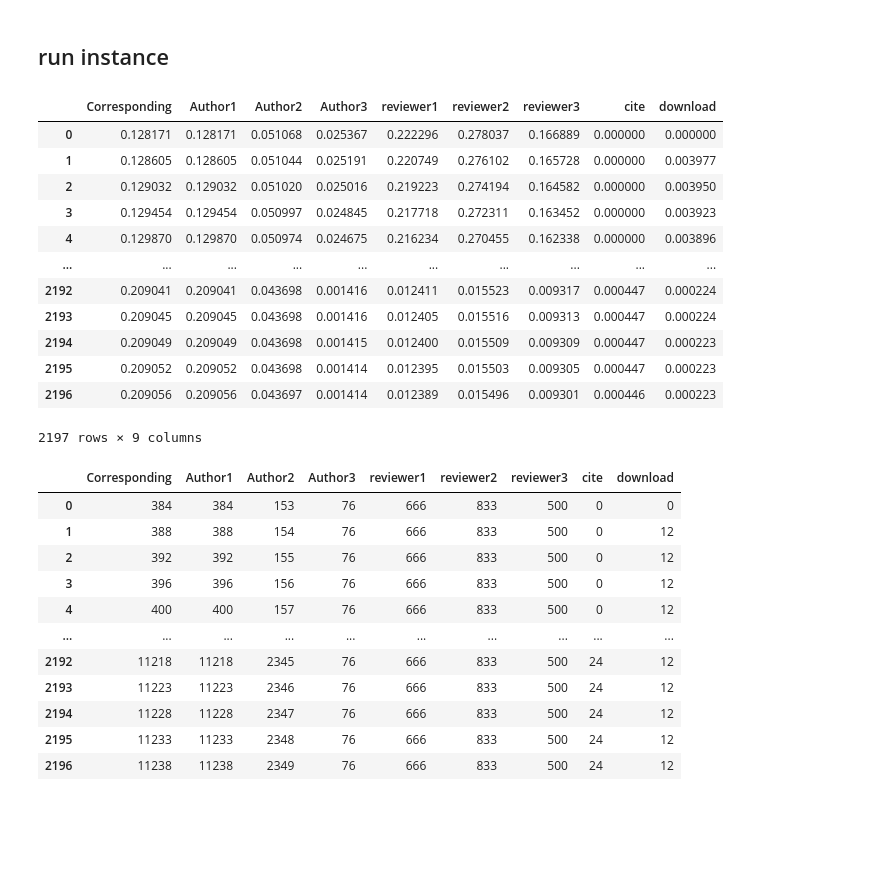
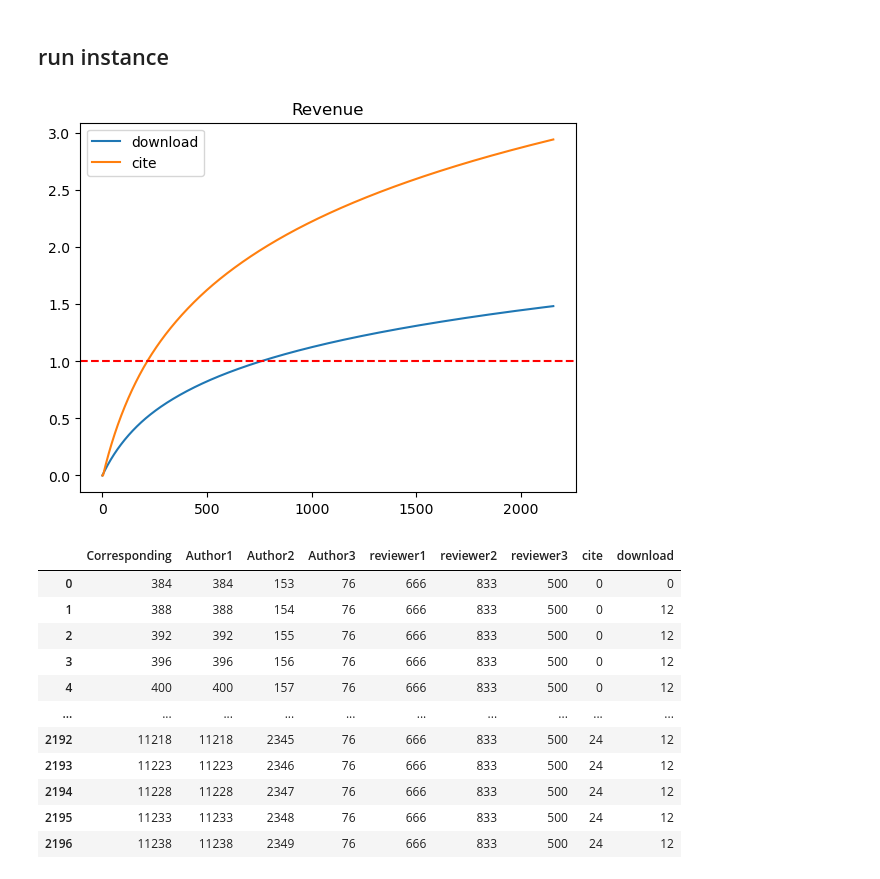
Before and after one commit to thales-casia/journal-dao, a Jupyter notebook: src/dao.ipynb, the cells around one changed output. Cells and saved outputs as stored; diff of their text form; code cells hidden in the pictures; blank space fills up the shorter version.

```diff
--- a/src/dao.ipynb
+++ b/src/dao.ipynb
@@ -167,25 +189,15 @@ class ArticleDAO:
 # %%
 article = ArticleDAO(1, ['Corresponding', 'Author1','Author2','Author3'])
 article.review([IReview(address='reviewer1', rating=4), IReview(address='reviewer2', rating=5), IReview(address='reviewer3', rating=3)])
 
 # article.emulate(20, 1)
 article.emulate(2154, 42)
 
-article.show()
+# article.show()
+# article.revenue(names=['download', 'cite'])
+article.revenue_user()
 # %% [output]
-|  | Corresponding | Author1 | Author2 | Author3 | reviewer1 | reviewer2 | reviewer3 | cite | download |
-| 0 | 0.128171 | 0.128171 | 0.051068 | 0.025367 | 0.222296 | 0.278037 | 0.166889 | 0.000000 | 0.000000 |
-| 1 | 0.128605 | 0.128605 | 0.051044 | 0.025191 | 0.220749 | 0.276102 | 0.165728 | 0.000000 | 0.003977 |
-| 2 | 0.129032 | 0.129032 | 0.051020 | 0.025016 | 0.219223 | 0.274194 | 0.164582 | 0.000000 | 0.003950 |
-| 3 | 0.129454 | 0.129454 | 0.050997 | 0.024845 | 0.217718 | 0.272311 | 0.163452 | 0.000000 | 0.003923 |
-| 4 | 0.129870 | 0.129870 | 0.050974 | 0.024675 | 0.216234 | 0.270455 | 0.162338 | 0.000000 | 0.003896 |
-| ... | ... | ... | ... | ... | ... | ... | ... | ... | ... |
-| 2192 | 0.209041 | 0.209041 | 0.043698 | 0.001416 | 0.012411 | 0.015523 | 0.009317 | 0.000447 | 0.000224 |
-| 2193 | 0.209045 | 0.209045 | 0.043698 | 0.001416 | 0.012405 | 0.015516 | 0.009313 | 0.000447 | 0.000224 |
-| 2194 | 0.209049 | 0.209049 | 0.043698 | 0.001415 | 0.012400 | 0.015509 | 0.009309 | 0.000447 | 0.000223 |
-| 2195 | 0.209052 | 0.209052 | 0.043698 | 0.001414 | 0.012395 | 0.015503 | 0.009305 | 0.000447 | 0.000223 |
-| 2196 | 0.209056 | 0.209056 | 0.043697 | 0.001414 | 0.012389 | 0.015496 | 0.009301 | 0.000446 | 0.000223 |
-2197 rows × 9 columns
+[figure, added]
 # %%
 article.holder()
 # %% [output]
```
Also changed, not shown: parts of 6 cells of this notebook, 2 other files.
